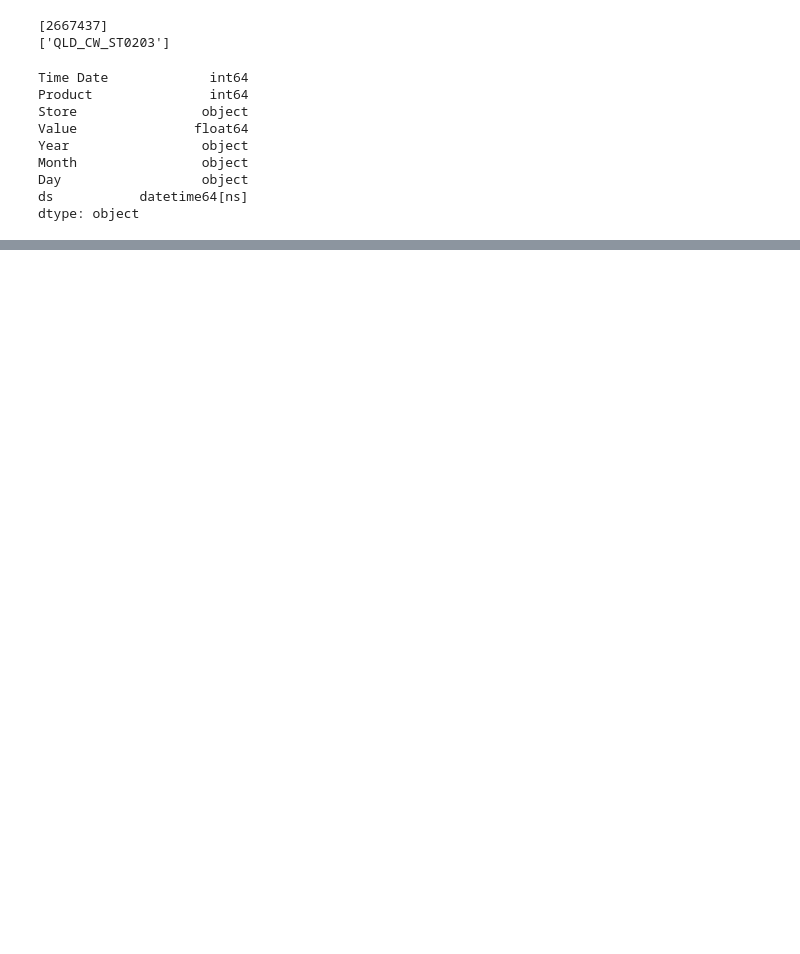
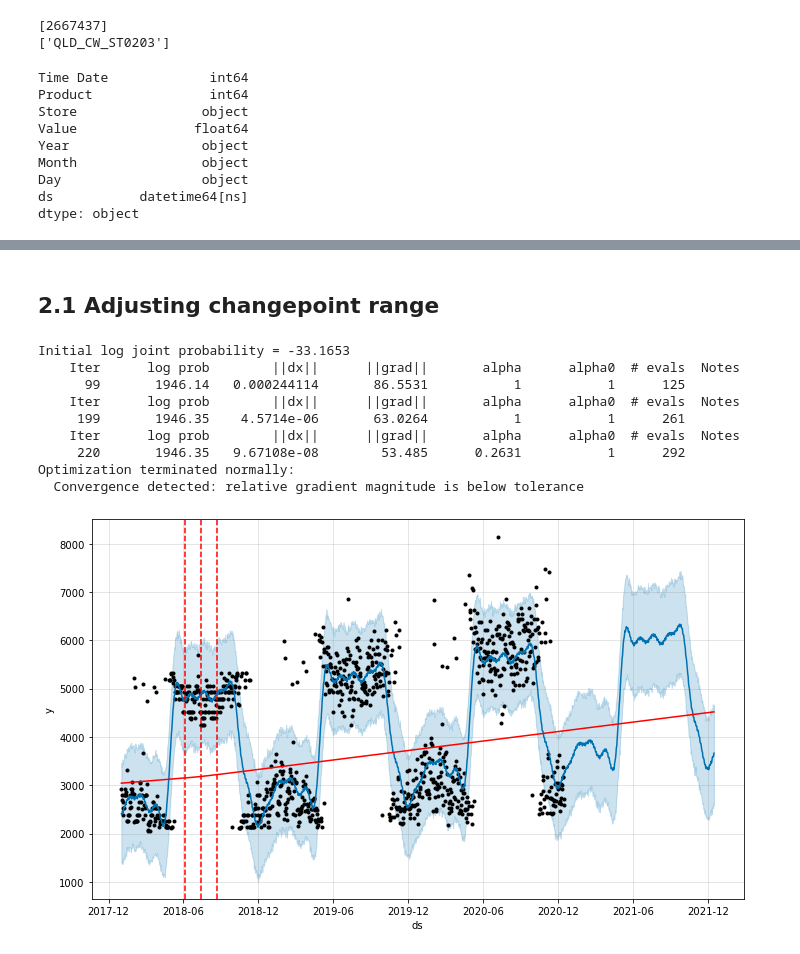
Before and after one commit to vytruchenko/prophet-training, a Jupyter notebook: initial_training.ipynb, the cells around one changed output, grey strips where cells are left out. Cells and saved outputs as stored; diff of their text form; code cells hidden in the pictures; blank space fills up the shorter version.

```diff
--- a/initial_training.ipynb
+++ b/initial_training.ipynb
@@ -76,0 +124,19 @@ Optimization terminated normally:
+# %% [markdown]
+## 2.1 Adjusting changepoint range
+# %%
+m = Prophet(changepoint_range=0.9, daily_seasonality=True)
+m.fit(df)
+forecast = m.predict(future)
+fig = m.plot(forecast)
+a = add_changepoints_to_plot(fig.gca(), m, forecast)
+# %% [output]
+Initial log joint probability = -33.1653
+    Iter      log prob        ||dx||      ||grad||       alpha      alpha0  # evals  Notes
+      99       1946.14   0.000244114       86.5531           1           1      125
+    Iter      log prob        ||dx||      ||grad||       alpha      alpha0  # evals  Notes
+     199       1946.35    4.5714e-06       63.0264           1           1      261
+    Iter      log prob        ||dx||      ||grad||       alpha      alpha0  # evals  Notes
+     220       1946.35   9.67108e-08        53.485      0.2631           1      292
+Optimization terminated normally:
+  Convergence detected: relative gradient magnitude is below tolerance
+[figure, added]
```
Also changed, not shown: parts of 12 cells of this notebook.
